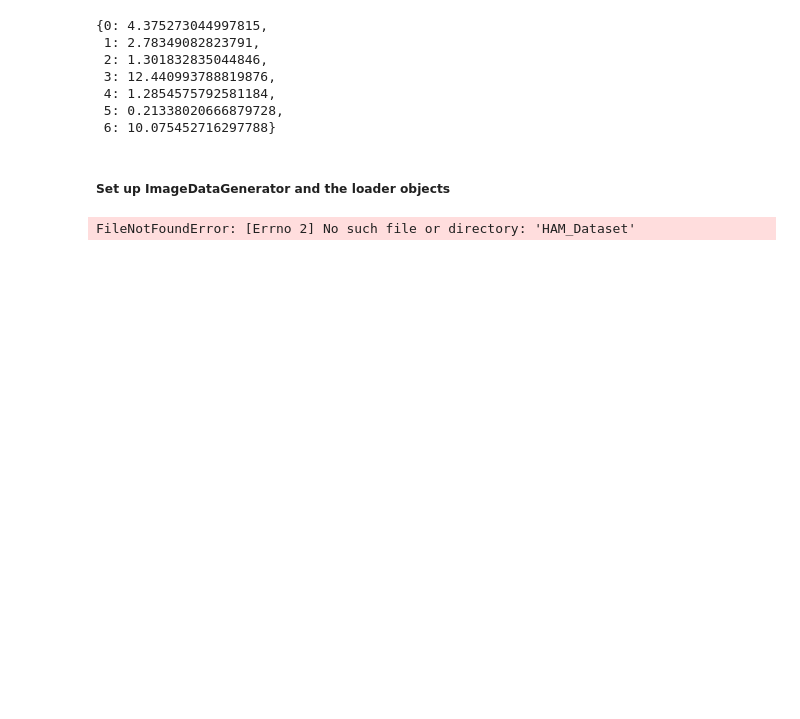
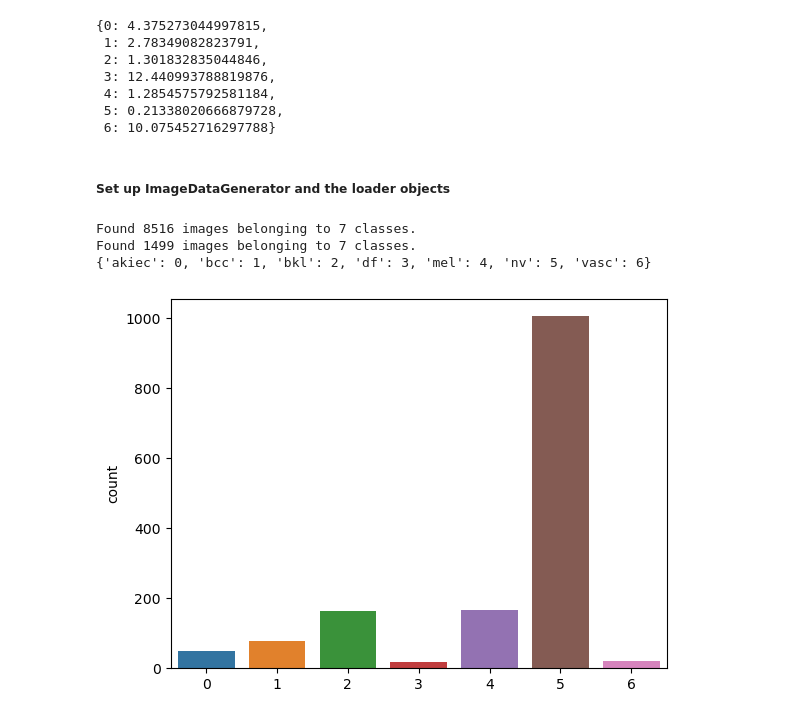
Before and after one commit to caffeinekeyboard/Skin_Cancer_Diagnosis, a Jupyter notebook: Model_Construction/InceptionResNetV2/InceptionResNetV2_Build.ipynb, the cells around one changed output. Drawn from its saved outputs; the diff is of its cells as text; code cells hidden in the pictures; blank space fills up the shorter version.

```diff
--- a/Model_Construction/InceptionResNetV2/InceptionResNetV2_Build.ipynb
+++ b/Model_Construction/InceptionResNetV2/InceptionResNetV2_Build.ipynb
@@ -43,7 +43,7 @@ class_weight_dictionary
 from tensorflow.keras.preprocessing.image import ImageDataGenerator
 from tensorflow.keras.applications.resnet_v2 import preprocess_input as base_preprocess
 
-
+#Setup generator.
 image_gen = ImageDataGenerator(
                                preprocessing_function=base_preprocess,
                                rotation_range=30,
@@ -56,9 +56,11 @@ image_gen = ImageDataGenerator(
                                # rescale=1/255,
                                validation_split=0.15)
 
-data_dir = 'data'
+data_dir = 'data/reorganized'
 batch_size = 64
 target_size = (224,224)
+
+#Setup loaders.
 train_image_gen = image_gen.flow_from_directory(data_dir,
                                           target_size=target_size,
                                           color_mode='rgb',
@@ -76,4 +78,12 @@ test_image_gen = image_gen.flow_from_directory(data_dir,
 
 print(test_image_gen.class_indices)
 # %% [output]
-FileNotFoundError: [Errno 2] No such file or directory: 'HAM_Dataset'
+Found 8516 images belonging to 7 classes.
+Found 1499 images belonging to 7 classes.
+{'akiec': 0, 'bcc': 1, 'bkl': 2, 'df': 3, 'mel': 4, 'nv': 5, 'vasc': 6}
+# %%
+#Test-Set skew.
+sns.countplot(x=test_image_gen.classes)
+plt.show()
+# %% [output]
+[figure, added]
```
Also changed, not shown: parts of 8 cells of this notebook.
